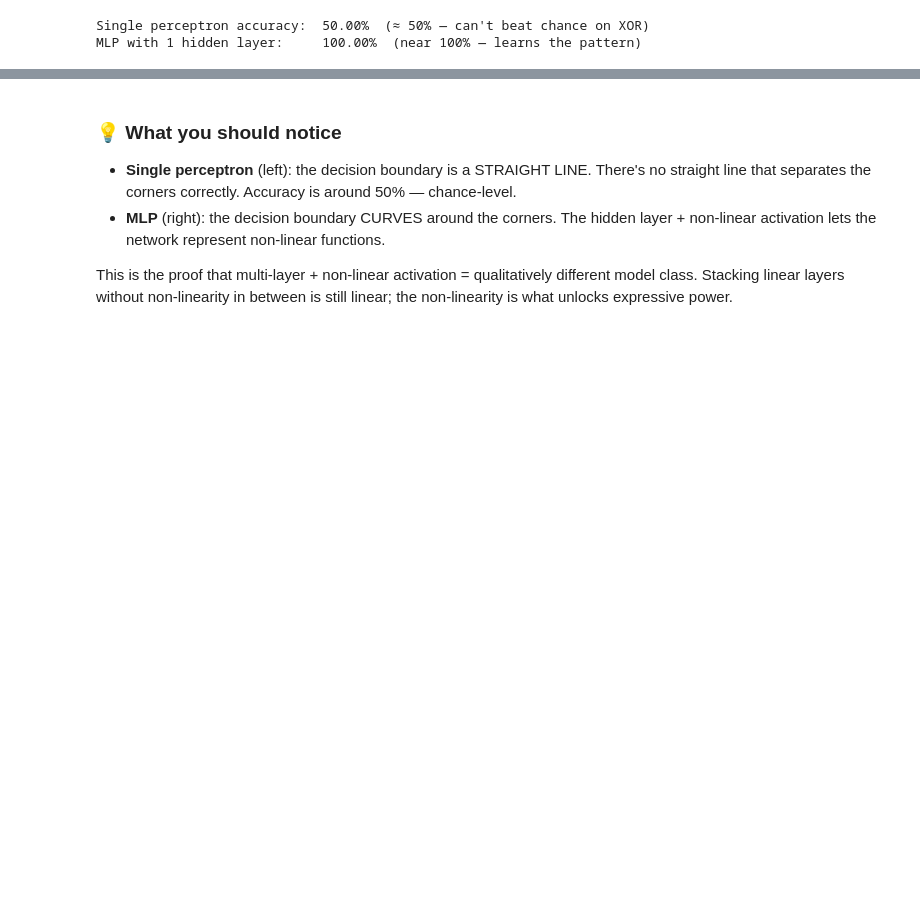
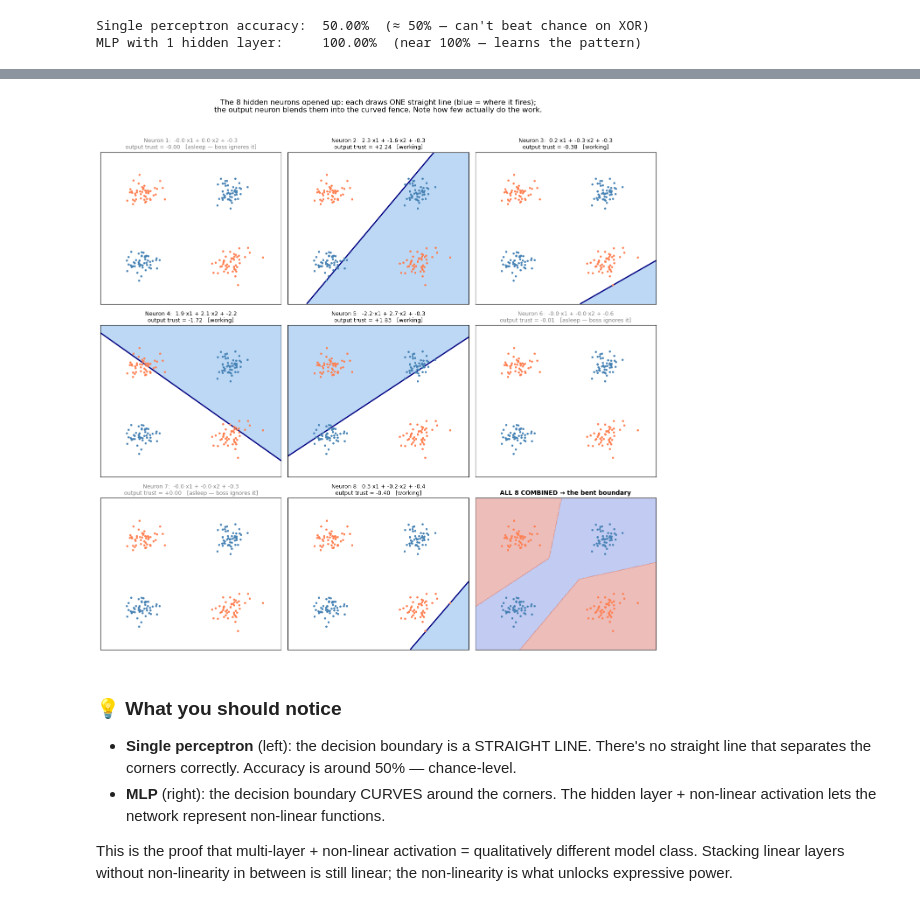
Before and after one commit to jinava/6m-data-3.7-Neural-Networks-Deep-Learning, a Jupyter notebook: notebooks/02_perceptron_to_mlp.ipynb, the cells around one changed output, grey strips where cells are left out. Cells and saved outputs as stored; diff of their text form; code cells hidden in the pictures; blank space fills up the shorter version.

```diff
--- a/notebooks/02_perceptron_to_mlp.ipynb
+++ b/notebooks/02_perceptron_to_mlp.ipynb
@@ -141,3 +153,39 @@ MLP with 1 hidden layer:     100.00%  (near 100% — learns the pattern)
+# %%
+# === [Opus 4.8] added cell — open up the 8 hidden neurons of the MLP we just trained ===
+W     = mlp_xor.coefs_[0]            # (2, 8): each column = one neuron's two input weights
+b     = mlp_xor.intercepts_[0]       # (8,) : each neuron's bias
+trust = mlp_xor.coefs_[1].ravel()    # (8,) : how much the output neuron weights each neuron
+
+gx, gy = np.meshgrid(np.linspace(-0.5, 1.6, 300), np.linspace(-0.6, 1.6, 300))
+def _scatter(ax):
+    ax.scatter(xor_data[xor_labels==0, 0], xor_data[xor_labels==0, 1], c="steelblue", s=6, zorder=3)
+    ax.scatter(xor_data[xor_labels==1, 0], xor_data[xor_labels==1, 1], c="coral",     s=6, zorder=3)
+    ax.set_xticks([]); ax.set_yticks([])
+
+fig, axes = plt.subplots(3, 3, figsize=(13, 13))
+for i in range(8):                                   # one panel per hidden neuron
+    ax = axes.flat[i]
+    z = W[0, i]*gx + W[1, i]*gy + b[i]               # this neuron's weighted sum across the plane
+    asleep = abs(W[0, i]) < 0.05 and abs(W[1, i]) < 0.05
+    ax.contourf(gx, gy, (z > 0).astype(int), levels=[-.5, .5, 1.5], colors=["white", "#bcd8f5"])  # where it FIRES
+    if not asleep:
+        ax.contour(gx, gy, z, levels=[0], colors="navy", linewidths=2)                            # its one line
+    _scatter(ax)
+    role = "asleep — boss ignores it" if (asleep or abs(trust[i]) < 0.05) else "working"
+    ax.set_title(f"Neuron {i+1}:  {W[0,i]:.1f}·x1 + {W[1,i]:.1f}·x2 + {b[i]:.1f}\n"
+                 f"output trust = {trust[i]:+.2f}   [{role}]",
+                 fontsize=9, color=("grey" if "asleep" in role else "black"))
+
+ax = axes.flat[8]                                    # 9th panel: all 8 combined = the real boundary
+Z = mlp_xor.predict(np.c_[gx.ravel(), gy.ravel()]).reshape(gx.shape)
+ax.contourf(gx, gy, Z, alpha=0.35, cmap="coolwarm"); _scatter(ax)
+ax.set_title("ALL 8 COMBINED → the bent boundary", fontsize=10, fontweight="bold")
+fig.suptitle("The 8 hidden neurons opened up: each draws ONE straight line (blue = where it fires);\n"
+             "the output neuron blends them into the curved fence. Note how few actually do the work.",
+             fontsize=12)
+plt.tight_layout(rect=[0, 0, 1, 0.96]); plt.show()
+# %% [output]
+[figure, added]
 # %% [markdown]
 ### 💡 What you should notice
 
```
Also changed, not shown: parts of 1 cell of this notebook, 5 other files.
